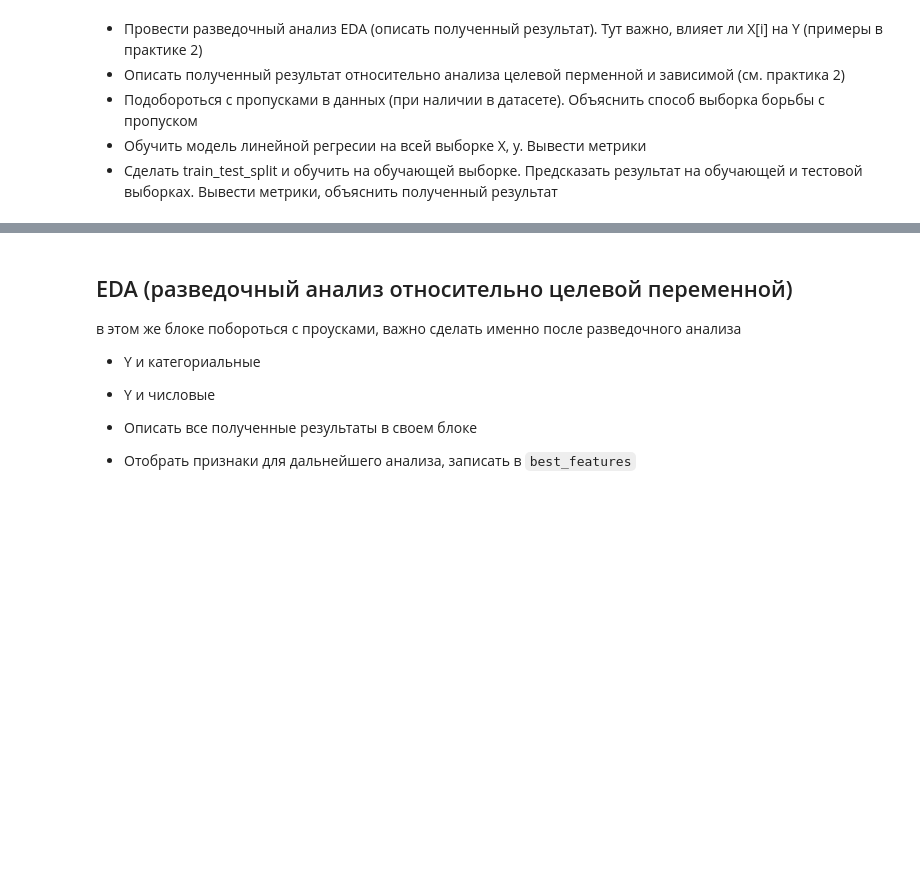
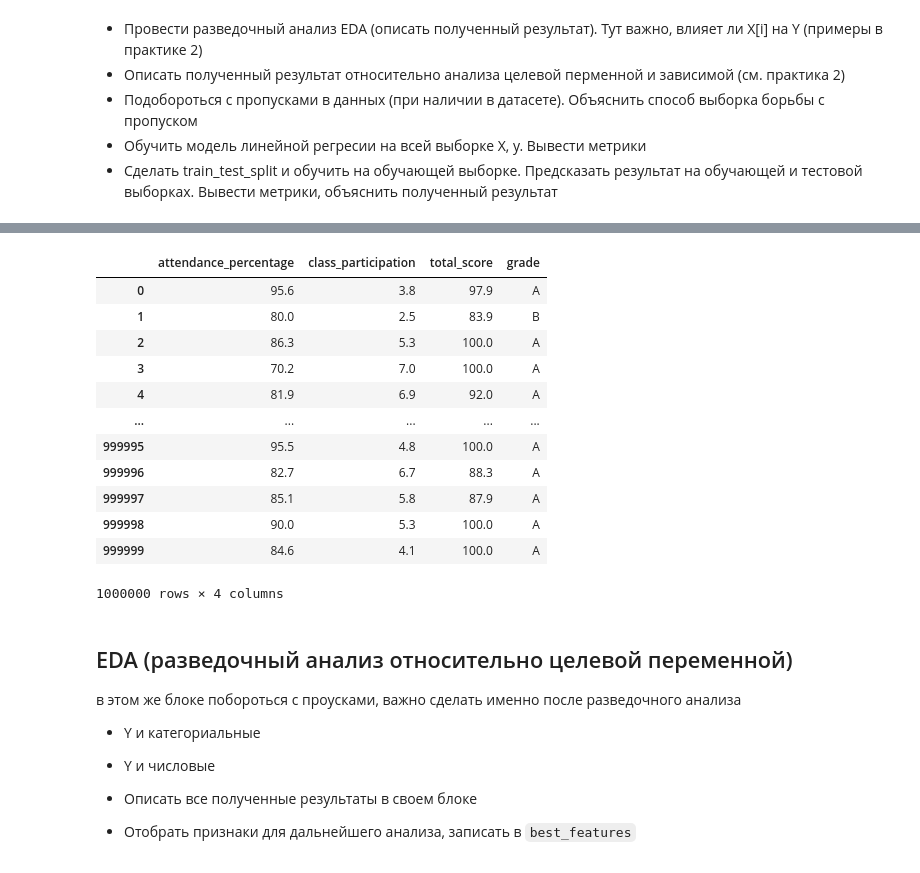
Before and after one commit to Qweeckusha/vvsu_mml, a Jupyter notebook: Домашнее_задание_2.ipynb, the cells around one changed output, grey strips where cells are left out. Saved outputs shown, nothing was run; the diff lists cells and outputs as text; code cells hidden in the pictures; blank space fills up the shorter version.

```diff
--- a/Домашнее_задание_2.ipynb
+++ b/Домашнее_задание_2.ipynb
@@ -13,6 +14,6 @@
 # %%
 import pandas as pd
 # %%
-df = df.read_csv()
+df = pd.read_csv('student_performance.csv')
 # %%
 df.info()
@@ -19,12 +34,27 @@ df.info()
 # %%
 # преобразовать категориальные признаки в category
-# df['column'] = df.column.astye('category')
+df['grade'] = df.grade.astype('category')
 # %%
 # выбрать целевую переменную и разделить на X, y
 # целевая переменная - числовой непрерывный признак
 
-y = df.you_varialbe
-X = df.drop('you_variable', axis=1)
+y = df.weekly_self_study_hours
+X = df.drop(['weekly_self_study_hours', 'student_id'], axis=1)
+X
+# %% [output]
+|  | attendance_percentage | class_participation | total_score | grade |
+| 0 | 95.6 | 3.8 | 97.9 | A |
+| 1 | 80.0 | 2.5 | 83.9 | B |
+| 2 | 86.3 | 5.3 | 100.0 | A |
+| 3 | 70.2 | 7.0 | 100.0 | A |
+| 4 | 81.9 | 6.9 | 92.0 | A |
+| ... | ... | ... | ... | ... |
+| 999995 | 95.5 | 4.8 | 100.0 | A |
+| 999996 | 82.7 | 6.7 | 88.3 | A |
+| 999997 | 85.1 | 5.8 | 87.9 | A |
+| 999998 | 90.0 | 5.3 | 100.0 | A |
+| 999999 | 84.6 | 4.1 | 100.0 | A |
+1000000 rows × 4 columns
 # %% [markdown]
 ## EDA (разведочный анализ относительно целевой переменной)
 
```
Also changed, not shown: parts of 15 cells of this notebook.
